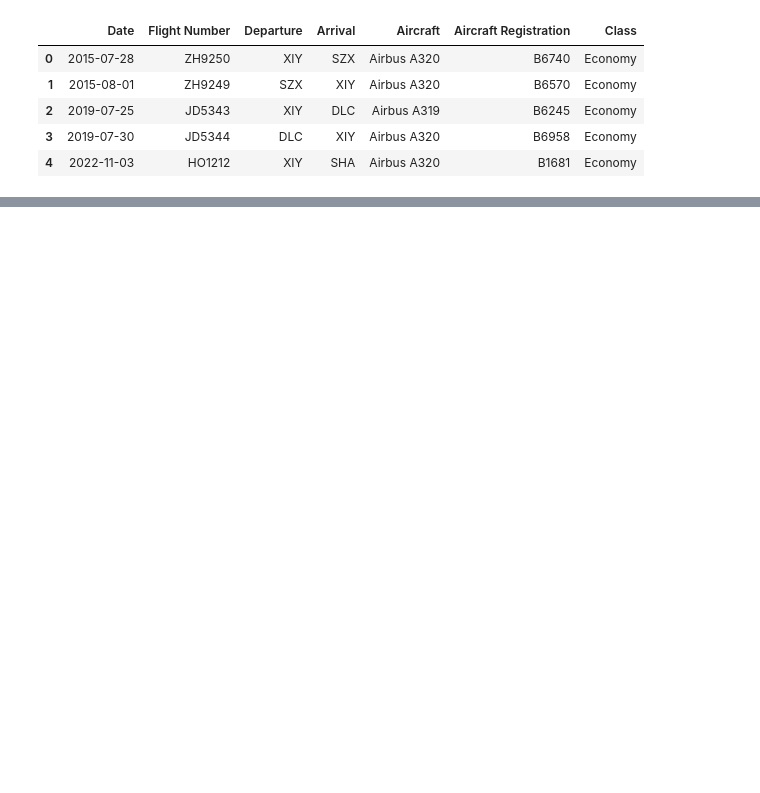
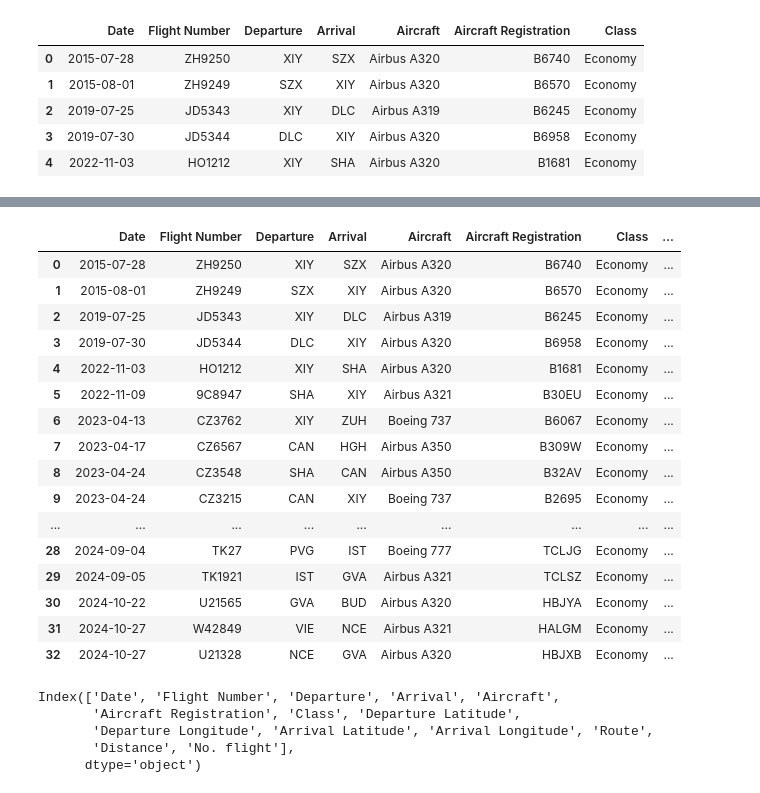
Before and after one commit to LWYohann/myflightlog, a Jupyter notebook: test.ipynb, the cells around one changed output, grey strips where cells are left out. Cells and saved outputs as stored; diff of their text form; code cells hidden in the pictures; blank space fills up the shorter version.

```diff
--- a/test.ipynb
+++ b/test.ipynb
@@ -54,5 +91,7 @@ def geodesic(lat1, lon1, lat2, lon2):
 # %%
 geometry = my_flights_df.apply(lambda x: geodesic(x['Departure Latitude'], x['Departure Longitude'], x['Arrival Latitude'], x['Arrival Longitude']), axis=1)
+# %%
+my_flights_df['Distance'] = my_flights_df.apply(lambda x: Geodesic.WGS84.Inverse(x['Departure Latitude'], x['Departure Longitude'], x['Arrival Latitude'], x['Arrival Longitude'])['s12']/1000, axis=1).astype(int).astype(str) + ' km'
 # %%
 n_airports = (my_flights_df.groupby('Departure').count().iloc[:,0]).add(my_flights_df.groupby('Arrival').count().iloc[:,0], fill_value=0).astype(int)
 # %%
@@ -104,0 +144,28 @@ m.save('my_flight_log.html')
+# %%
+my_flights_df
+# %% [output]
+|  | Date | Flight Number | Departure | Arrival | Aircraft | Aircraft Registration | Class | ... |
+| 0 | 2015-07-28 | ZH9250 | XIY | SZX | Airbus A320 | B6740 | Economy | ... |
+| 1 | 2015-08-01 | ZH9249 | SZX | XIY | Airbus A320 | B6570 | Economy | ... |
+| 2 | 2019-07-25 | JD5343 | XIY | DLC | Airbus A319 | B6245 | Economy | ... |
+| 3 | 2019-07-30 | JD5344 | DLC | XIY | Airbus A320 | B6958 | Economy | ... |
+| 4 | 2022-11-03 | HO1212 | XIY | SHA | Airbus A320 | B1681 | Economy | ... |
+| 5 | 2022-11-09 | 9C8947 | SHA | XIY | Airbus A321 | B30EU | Economy | ... |
+| 6 | 2023-04-13 | CZ3762 | XIY | ZUH | Boeing 737 | B6067 | Economy | ... |
+| 7 | 2023-04-17 | CZ6567 | CAN | HGH | Airbus A350 | B309W | Economy | ... |
+| 8 | 2023-04-24 | CZ3548 | SHA | CAN | Airbus A350 | B32AV | Economy | ... |
+| 9 | 2023-04-24 | CZ3215 | CAN | XIY | Boeing 737 | B2695 | Economy | ... |
+| ... | ... | ... | ... | ... | ... | ... | ... | ... |
+| 28 | 2024-09-04 | TK27 | PVG | IST | Boeing 777 | TCLJG | Economy | ... |
+| 29 | 2024-09-05 | TK1921 | IST | GVA | Airbus A321 | TCLSZ | Economy | ... |
+| 30 | 2024-10-22 | U21565 | GVA | BUD | Airbus A320 | HBJYA | Economy | ... |
+| 31 | 2024-10-27 | W42849 | VIE | NCE | Airbus A321 | HALGM | Economy | ... |
+| 32 | 2024-10-27 | U21328 | NCE | GVA | Airbus A320 | HBJXB | Economy | ... |
+# %%
+my_flights_df.columns
+# %% [output]
+Index(['Date', 'Flight Number', 'Departure', 'Arrival', 'Aircraft',
+       'Aircraft Registration', 'Class', 'Departure Latitude',
+       'Departure Longitude', 'Arrival Latitude', 'Arrival Longitude', 'Route',
+       'Distance', 'No. flight'],
+      dtype='object')
```
Also changed, not shown: parts of 16 cells of this notebook, 5 other files.
